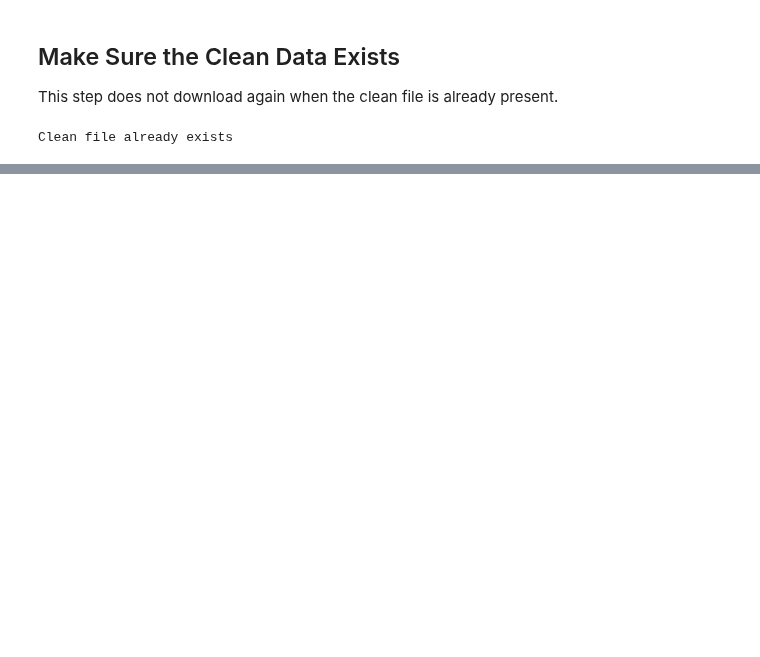
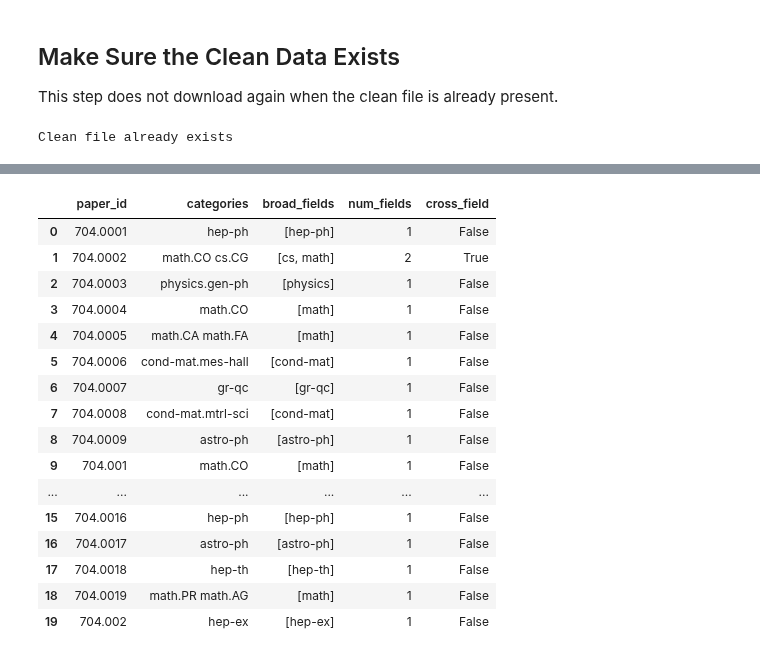
Before and after one commit to csci4491/applied_ds_capstone, a Jupyter notebook: notebooks/2_arxiv_collaboration.ipynb, the cells around one changed output, grey strips where cells are left out. Saved outputs shown, nothing was run; the diff lists cells and outputs as text; code cells hidden in the pictures; blank space fills up the shorter version.

```diff
--- a/notebooks/2_arxiv_collaboration.ipynb
+++ b/notebooks/2_arxiv_collaboration.ipynb
@@ -44,3 +48,21 @@ else:
     print("Clean file already exists")
 # %% [output]
 Clean file already exists
+# %%
+import pandas as pd
+
+cols = [
+    "paper_id",
+    "submitted_year",
+    "primary_category",
+    "categories",
+    "authors"
+]
+
+papers = pd.read_csv(
+    CLEAN_FILE,
+    usecols=cols,
+    dtype={"paper_id": str}
+)
+
+papers.head()
@@ -46,0 +78,45 @@ Clean file already exists
+# %%
+def broad_field(category):
+    return category.split(".")[0]
+
+def get_broad_fields(category_text):
+    if pd.isna(category_text):
+        return []
+
+    categories = str(category_text).split()
+
+    fields = {
+        broad_field(category)
+        for category in categories
+    }
+
+    return sorted(fields)
+
+df = papers.copy()
+
+df["broad_fields"] = df["categories"].apply(get_broad_fields)
+df["num_fields"] = df["broad_fields"].apply(len)
+df["cross_field"] = df["num_fields"] > 1
+
+df[
+    ["paper_id", "categories", "broad_fields",
+     "num_fields", "cross_field"]
+].head(20)
+# %% [output]
+|  | paper_id | categories | broad_fields | num_fields | cross_field |
+| 0 | 704.0001 | hep-ph | [hep-ph] | 1 | False |
+| 1 | 704.0002 | math.CO cs.CG | [cs, math] | 2 | True |
+| 2 | 704.0003 | physics.gen-ph | [physics] | 1 | False |
+| 3 | 704.0004 | math.CO | [math] | 1 | False |
+| 4 | 704.0005 | math.CA math.FA | [math] | 1 | False |
+| 5 | 704.0006 | cond-mat.mes-hall | [cond-mat] | 1 | False |
+| 6 | 704.0007 | gr-qc | [gr-qc] | 1 | False |
+| 7 | 704.0008 | cond-mat.mtrl-sci | [cond-mat] | 1 | False |
+| 8 | 704.0009 | astro-ph | [astro-ph] | 1 | False |
+| 9 | 704.001 | math.CO | [math] | 1 | False |
+| ... | ... | ... | ... | ... | ... |
+| 15 | 704.0016 | hep-ph | [hep-ph] | 1 | False |
+| 16 | 704.0017 | astro-ph | [astro-ph] | 1 | False |
+| 17 | 704.0018 | hep-th | [hep-th] | 1 | False |
+| 18 | 704.0019 | math.PR math.AG | [math] | 1 | False |
+| 19 | 704.002 | hep-ex | [hep-ex] | 1 | False |
```
Also changed, not shown: parts of 25 cells of this notebook, 1 other file.
